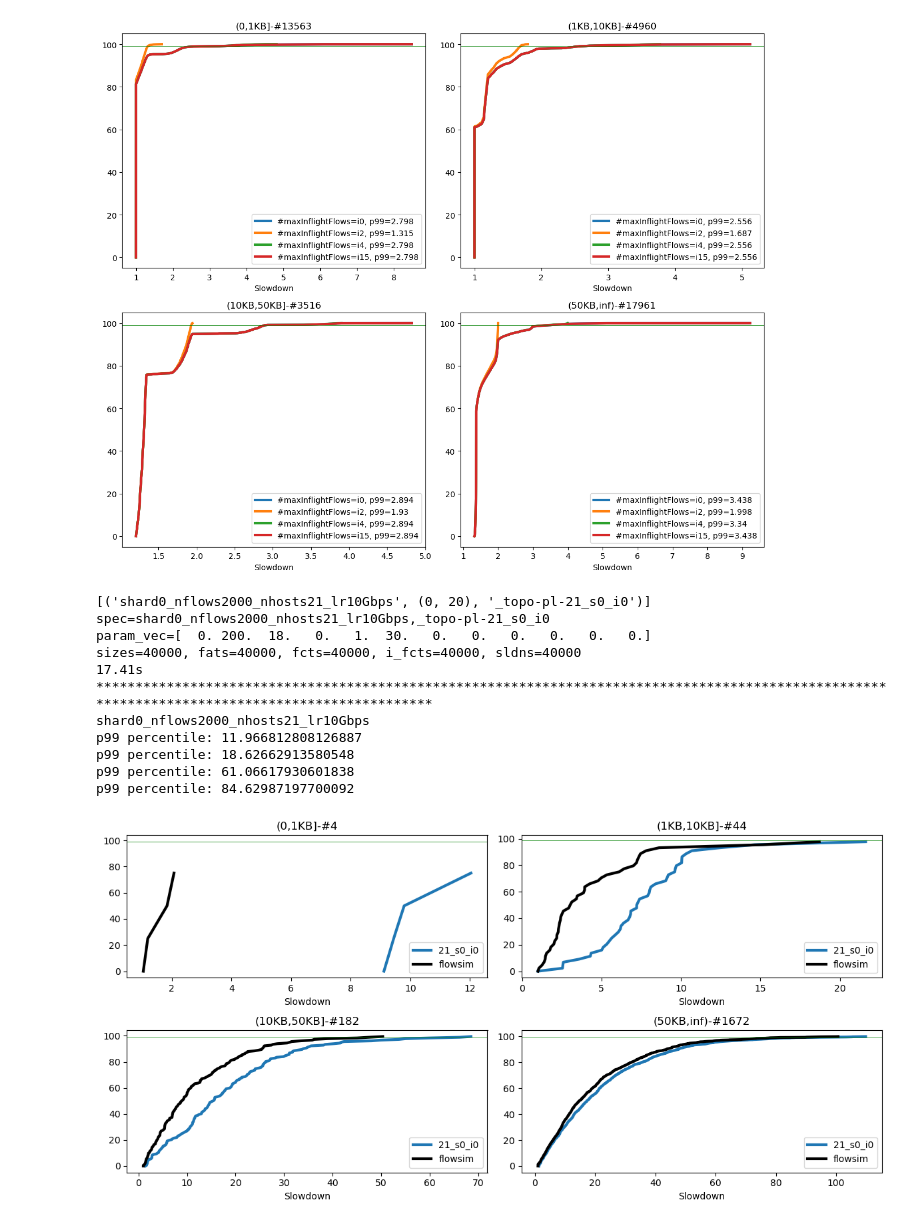
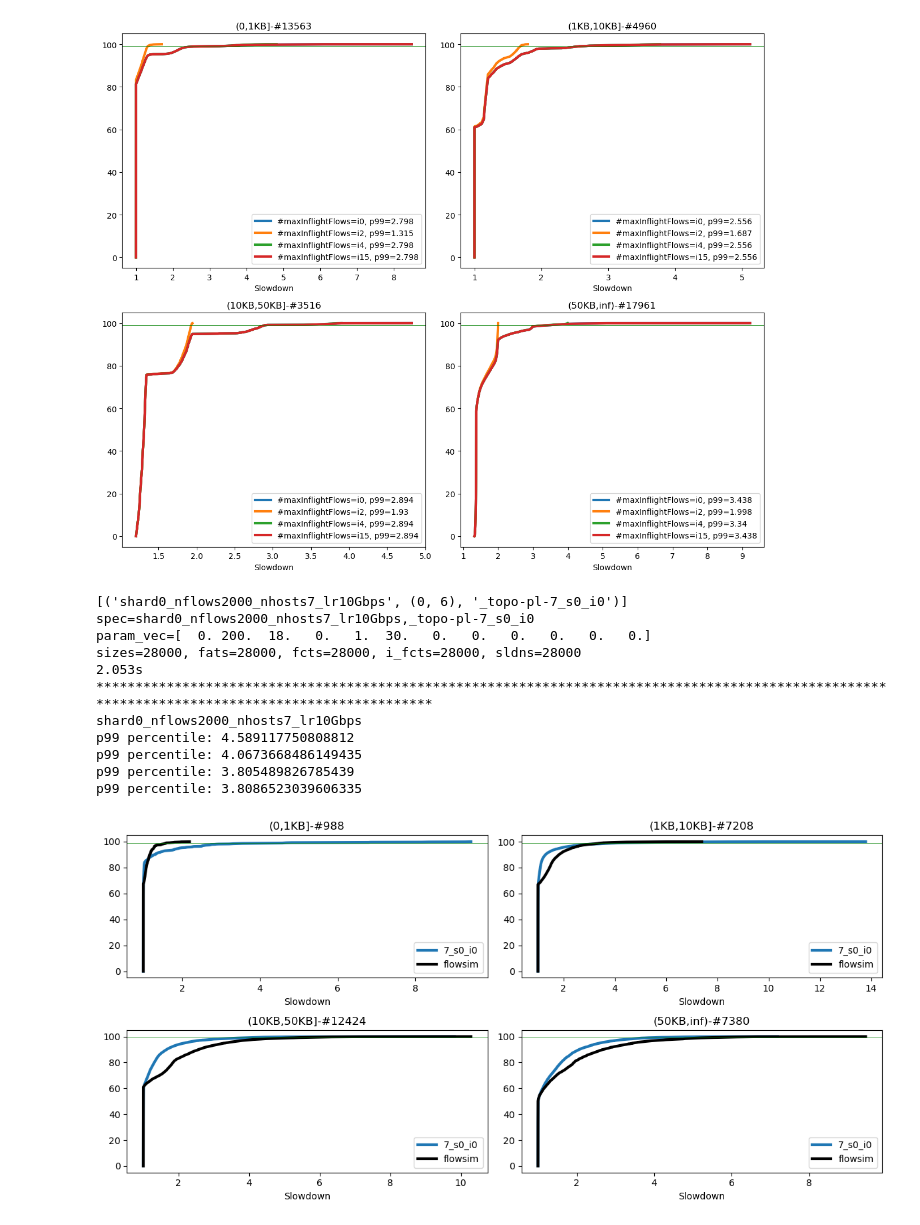
Before and after one commit to kwzhao/High-Precision-Congestion-Control, a Jupyter notebook: analysis/plt_path_check.ipynb, the cells around one changed output. Drawn from its saved outputs; the diff is of its cells as text; code cells hidden in the pictures.

Commit message:
train path

```diff
--- a/analysis/plt_path_check.ipynb
+++ b/analysis/plt_path_check.ipynb
@@ -254,7 +254,7 @@ def get_base_delay_pmn(sizes, n_links_passed, lr_bottleneck,flow_idx_target,flow
     return delay_propagation + delay_transmission
 # %%
 
-dir_input_synthetic="/data2/lichenni/path_perflow_link"
+dir_input_synthetic="/data2/lichenni/path_perflow"
 dir_input_str=''
 
 topo_type="_topo-pl-x_"
@@ -266,7 +266,7 @@ data_list=[]
 # for shard in np.arange(1):
 for shard in [0]:
     for n_flows in [2000]:
-        for n_hosts in [21]:
+        for n_hosts in [7]:
             for shard_seed in [0]:
                 topo_type_cur=topo_type.replace("-x_",f"-{n_hosts}_")+"s%d_i0"%(shard_seed)
                 spec=f"shard{shard}_nflows{n_flows}_nhosts{n_hosts}_lr{lr}Gbps{dir_input_str}"
@@ -294,13 +294,9 @@ for spec_idx,(spec,src_dst_pair_target,topo_type) in enumerate(data_list):
     print(f"param_vec={param_vec}")
 
     fid=np.load(f"{dir_input_tmp}/fid{topo_type}.npy")
-    sizes = np.load(f"{dir_input_tmp}/fsize.npy")
-    fats = np.load(f"{dir_input_tmp}/fat.npy")
-    flow_src_dst=np.load(f'{dir_input_tmp}/fsd.npy')
-
-    sizes=sizes[fid]
-    fats=fats[fid]
-    flow_src_dst=flow_src_dst[fid]
+    sizes = np.load(f"{dir_input_tmp}/fsize.npy")[fid]
+    fats = np.load(f"{dir_input_tmp}/fat.npy")[fid]
+    flow_src_dst=np.load(f'{dir_input_tmp}/fsd.npy')[fid]
 
     flow_idx_target=np.logical_and(flow_src_dst[:,0]==src_dst_pair_target[0], flow_src_dst[:,1]==src_dst_pair_target[1])
     flow_idx_nontarget=~flow_idx_target
@@ -315,10 +311,6 @@ for spec_idx,(spec,src_dst_pair_target,topo_type) in enumerate(data_list):
     print(f"{deq_time_max}s")
 
     if spec_idx==0:
-        sizes_flowsim = np.load(f"{dir_input_tmp}/fsize.npy")
-        flow_src_dst=np.load(f'{dir_input}/{spec}/fsd.npy')
-        flow_idx_target_flowsim=np.logical_and(flow_src_dst[:,0]==src_dst_pair_target[0], flow_src_dst[:,1]==src_dst_pair_target[1])
-
         n_links_passed=abs(flow_src_dst[:,0]-flow_src_dst[:,1])+flow_idx_nontarget+flow_idx_nontarget_internal
         lr_bottleneck=lr
 
@@ -327,65 +319,52 @@ for spec_idx,(spec,src_dst_pair_target,topo_type) in enumerate(data_list):
             flow_src_dst[:,0]=0
             flow_src_dst[:,1]=2
         delay_extra=LINK_TO_DELAY_DICT[n_hosts][flow_src_dst[:,0]]+LINK_TO_DELAY_DICT[n_hosts][flow_src_dst[:,1]]
-        base_delay=get_base_delay_pmn(sizes,n_links_passed,lr_bottleneck,flow_idx_target_flowsim,flow_idx_nontarget_internal)+delay_extra
+        base_delay=get_base_delay_pmn(sizes,n_links_passed,lr_bottleneck,flow_idx_target,flow_idx_nontarget_internal)+delay_extra
         i_fcts_flowsim = (sizes + np.ceil(sizes / MTU) * HEADER_SIZE) * BYTE_TO_BIT / lr_bottleneck + base_delay
         fcts_flowsim = np.load(f'{dir_input}/{spec}/fct_flowsim.npy')+ base_delay
         sldns_flowsim = np.divide(fcts_flowsim, i_fcts_flowsim)
         # sldns_flowsim = i_fcts_flowsim
 
-        sizes_flowsim=sizes_flowsim[flow_idx_target]
-        sldns_flowsim=sldns_flowsim[flow_idx_target_flowsim]
-        fcts_flowsim=fcts_flowsim[flow_idx_target_flowsim]
-        i_fcts_flowsim=i_fcts_flowsim[flow_idx_target_flowsim]
-
-        bins_flowsim = np.digitize(sizes_flowsim, [MTU, BDP, 5 * BDP])
-
-    # flow_idx_target=~flow_idx_target
-    sizes=sizes[flow_idx_target]
-    sldns=sldns[flow_idx_target]
-    fcts=fcts[flow_idx_target]
-    i_fcts=i_fcts[flow_idx_target]
-
-    bins = np.digitize(sizes, [MTU, BDP, 5 * BDP])
+    bin = np.digitize(sizes, [MTU, BDP, 5 * BDP])
 
     print("************************************************************************************************************************************************")
     print(f'{spec}')
     for i in range(len(labels)):
-        gt = np.extract(bins==i, sldns)
+        gt = np.extract(bin==i, sldns)
         if spec_idx==0:
-            gt_flowsim = np.extract(bins_flowsim==i, sldns_flowsim)
+            gt_flowsim = np.extract(bin==i, sldns_flowsim)
             sample_list_flowsim=np.arange(len(gt_flowsim))
 
         print(f"p99 percentile: {np.percentile(gt,99)}")
         # sample_list=sorted(np.random.choice(np.arange(len(gt)),np.min([len(gt),100000]),replace=False))
         sample_list=np.arange(len(gt))
 
         plt.subplot(2, 2, i + 1)
         plt.title(f"{labels[i]}-#{len(gt)}")
         if(len(gt)==0): continue
         # plt.xlim([0, 16])
         plt.plot(np.sort(gt)[sample_list], (np.arange(len(gt))/len(gt)*100)[sample_list], label=dctcp_k_str, linewidth=3)
 
         if spec_idx==0:
             plt.plot(np.sort(gt_flowsim)[sample_list_flowsim], (np.arange(len(gt_flowsim))/len(gt_flowsim)*100)[sample_list_flowsim], label="flowsim", linewidth=3,color='black')
 
         plt.axhline(99, color='green', linewidth=0.5)
         # plt.xscale('log')
         plt.xlabel('Slowdown')
         plt.legend()
         # plt.ylim([80, 100])
     plt.tight_layout()
 fig_index+=1
 # %% [output]
-[('shard0_nflows2000_nhosts21_lr10Gbps', (0, 20), '_topo-pl-21_s0_i0')]
-spec=shard0_nflows2000_nhosts21_lr10Gbps,_topo-pl-21_s0_i0
+[('shard0_nflows2000_nhosts7_lr10Gbps', (0, 6), '_topo-pl-7_s0_i0')]
+spec=shard0_nflows2000_nhosts7_lr10Gbps,_topo-pl-7_s0_i0
 param_vec=[  0. 200.  18.   0.   1.  30.   0.   0.   0.   0.   0.   0.]
-sizes=40000, fats=40000, fcts=40000, i_fcts=40000, sldns=40000
-17.41s
+sizes=28000, fats=28000, fcts=28000, i_fcts=28000, sldns=28000
+2.053s
 ************************************************************************************************************************************************
-shard0_nflows2000_nhosts21_lr10Gbps
-p99 percentile: 11.966812808126887
-p99 percentile: 18.62662913580548
-p99 percentile: 61.06617930601838
-p99 percentile: 84.62987197700092
+shard0_nflows2000_nhosts7_lr10Gbps
+p99 percentile: 4.589117750808812
+p99 percentile: 4.0673668486149435
+p99 percentile: 3.805489826785439
+p99 percentile: 3.8086523039606335
-[figure, old version]
+[figure, new version]
```
